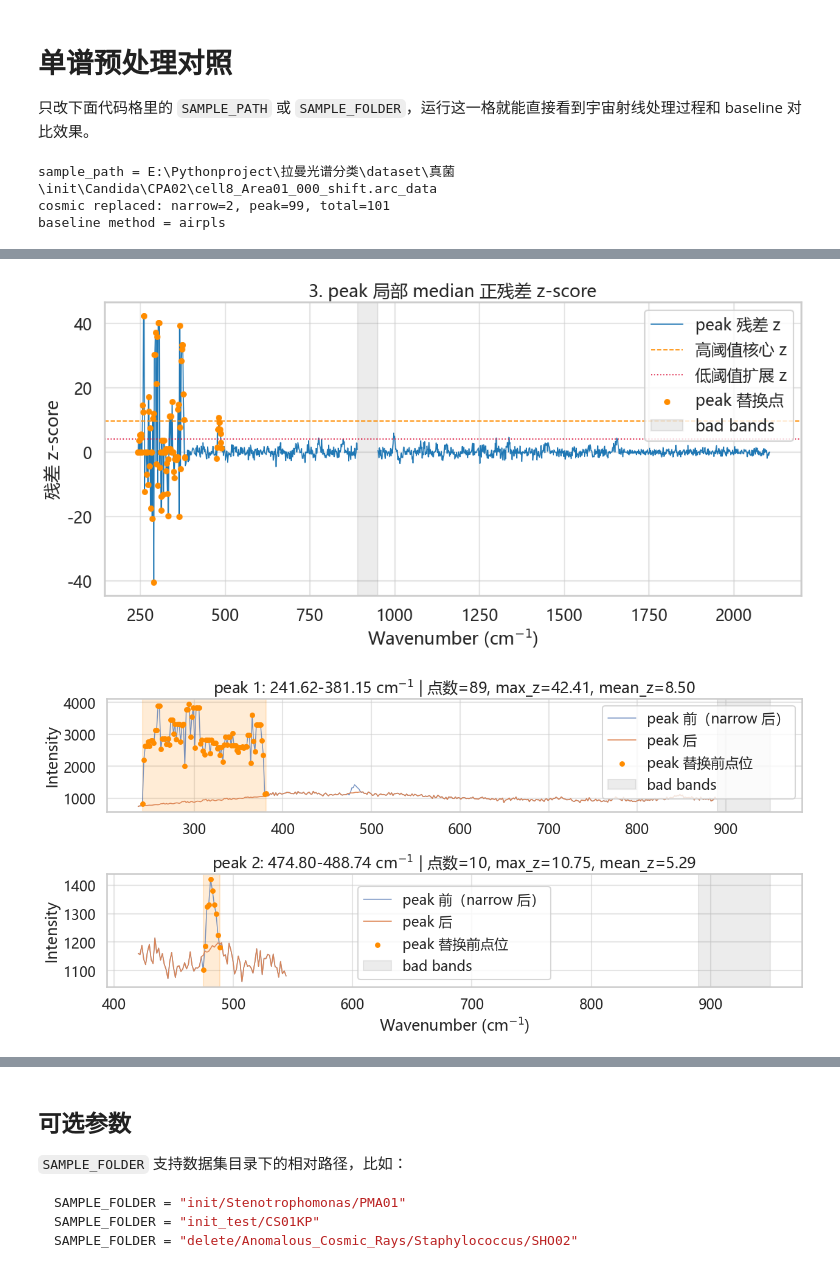
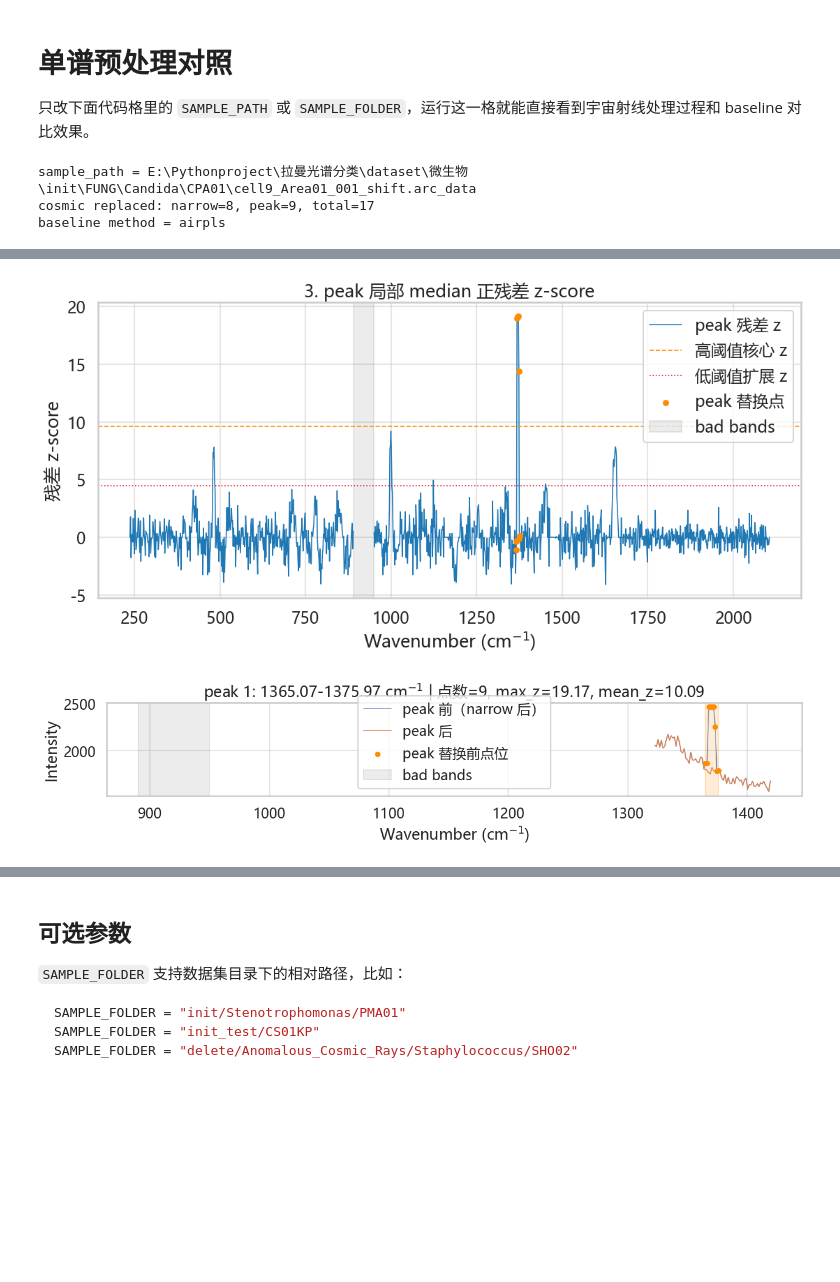
Before and after one commit to YaoHui-Wu06022/Bacterial-Raman-Spectroscopy-Classification, a Jupyter notebook: notebooks/Cosmic_Ray_and_Baseline_Correction.ipynb, the cells around one changed output, grey strips where cells are left out. Saved outputs shown, nothing was run; the diff lists cells and outputs as text; code cells hidden in the pictures; blank space fills up the shorter version.

```diff
--- a/notebooks/Cosmic_Ray_and_Baseline_Correction.ipynb
+++ b/notebooks/Cosmic_Ray_and_Baseline_Correction.ipynb
@@ -18,7 +18,7 @@ from preprocess_viewer import show_preprocess
 SAMPLE_PATH = None
 
 # 不指定单条谱时，从这个文件夹里抽一条；例如 "init/Stenotrophomonas/PMA01"
-SAMPLE_FOLDER = None
+SAMPLE_FOLDER = "init/FUNG"
 SAMPLE_SEED = None
 
 # 显示范围；None 表示显示全谱
@@ -27,7 +27,7 @@ DISPLAY_MAX = None
 
 show_preprocess(
     sample_path=SAMPLE_PATH,
-    dataset_name="真菌",
+    dataset_name="微生物",
     sample_folder=SAMPLE_FOLDER,
     sample_seed=SAMPLE_SEED,
     display_min=DISPLAY_MIN,
@@ -35,6 +35,6 @@ show_preprocess(
     compare_baselines=True,
 )
 # %% [output]
-sample_path = E:\Pythonproject\拉曼光谱分类\dataset\真菌\init\Candida\CPA02\cell8_Area01_000_shift.arc_data
-cosmic replaced: narrow=2, peak=99, total=101
+sample_path = E:\Pythonproject\拉曼光谱分类\dataset\微生物\init\FUNG\Candida\CPA01\cell9_Area01_001_shift.arc_data
+cosmic replaced: narrow=8, peak=9, total=17
 baseline method = airpls
@@ -42,2 +42,2 @@ baseline method = airpls
-[figure, old version]
+[figure, new version]
-[figure, old version]
+[figure, new version]
```
Also changed, not shown: parts of 1 cell of this notebook, 7 other files.
